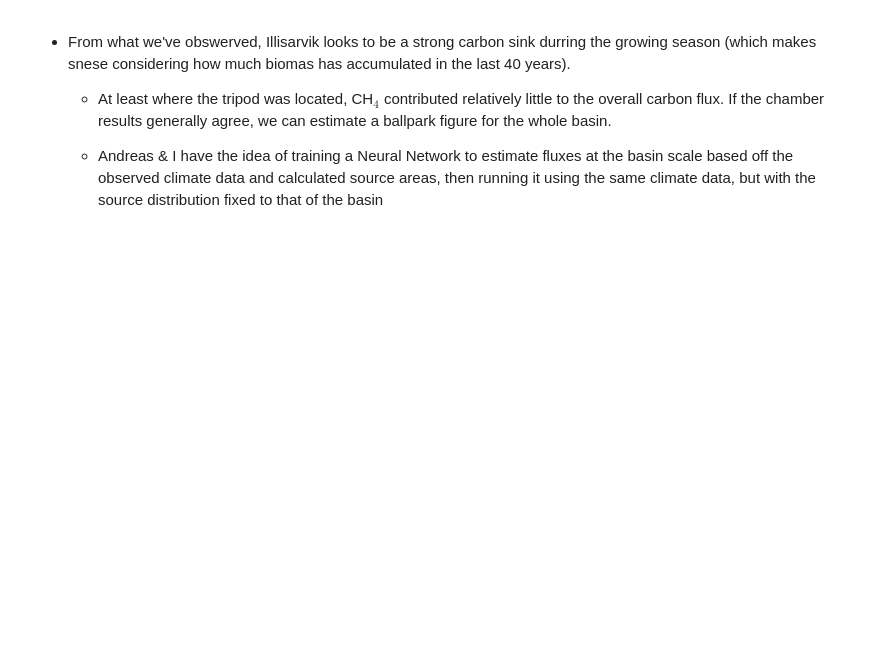
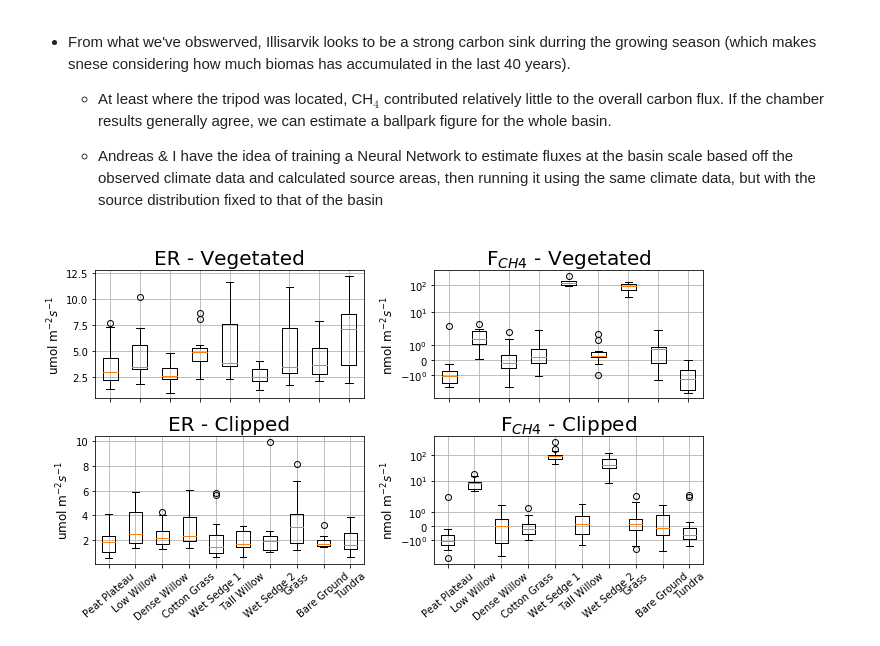
Before and after one commit to June-Skeeter/EddyCovarianceProcessing, a Jupyter notebook: Illisarvik_2016.ipynb, the cells around one changed output. Saved outputs shown, nothing was run; the diff lists cells and outputs as text; code cells hidden in the pictures; blank space fills up the shorter version.

```diff
--- a/Illisarvik_2016.ipynb
+++ b/Illisarvik_2016.ipynb
@@ -352,3 +399,78 @@ div.input {
 
 </style>
 """)
+# %%
+
+
+from matplotlib.ticker import NullFormatter
+
+
+
+CD=pd.read_csv('C:/Illisarvik/ChamberData.csv',header=0)
+CD['Site2'] = CD['Site']
+# print(ChamberData['Collar'].groupby())
+CD.set_index(['Site', 'Collar'], inplace=True)
+# CD.iloc[df.index.get_level_values('Collar') == 'veg']
+# print(CD)
+Veg = CD.xs('veg',level='Collar')
+unVeg = CD.xs('unveg',level='Collar')
+# print(Veg)
+# plt.figure(figsize=(10,10))
+# Veg.boxplot(column='CH4 Flux  (nmol/m2/s)',by='Site2')
+
+MasterNames={
+'T12' : 'Tundra',
+'B6' : 'Peat Plateau',
+'C3' : 'Low Willow',
+'E2' : 'Dense Willow',
+'E7' : 'Cotton Grass',
+'F3' : 'Wet Sedge 1',
+'F8' : 'Tall Willow',
+'H6' : 'Wet Sedge 2',
+'H7' : 'Grass',
+'J6' : 'Bare Ground'}
+
+Names={
+'T12' : 'Tundra',
+'B6' : 'Peat Plateau',
+'C3' : 'Low Willow',
+'E2' : 'Dense Willow',
+'E7' : 'Cotton Grass',
+'F3' : 'Wet Sedge 1',
+'F8' : 'Tall Willow',
+'H6' : 'Wet Sedge 2',
+'H7' : 'Grass',
+'J6' : 'Bare Ground'}
+
+def PlotFunc(ax,Data,flux,title,unit,Xl = True,logy=False):
+    BP = []
+    LB = []
+    for i,site in enumerate(Data.index.unique()):
+        BP.append(Data[flux][site])
+        LB.append(Names[site])
+    ax.boxplot(BP,labels=LB)
+    if Xl == False:
+        ax.xaxis.set_major_formatter(NullFormatter())
+#         ax.get_xaxis().set_visible(False)
+    else:
+        plt.sca(ax)
+        plt.xticks(rotation=40,fontsize=10)
+    if logy == True:
+        ax.set_yscale('symlog')
+    ax.grid()
+    ax.set_title(title,fontsize = 20)
+    ax.set_ylabel(unit,fontsize=12)
+
+fig,ax = plt.subplots(2,2,figsize=(9.5,5.5))
+
+PlotFunc(ax[0,0],Veg,'CO2 Flux (umol/m2/s)','ER - Vegetated','umol m$^{-2} s^{-1}$',Xl=False)
+PlotFunc(ax[0,1],Veg,'CH4 Flux  (nmol/m2/s)','F$_{CH4}$ - Vegetated','nmol m$^{-2} s^{-1}$',Xl=False,logy=True)
+PlotFunc(ax[1,0],unVeg,'CO2 Flux (umol/m2/s)','ER - Clipped','umol m$^{-2} s^{-1}$')
+PlotFunc(ax[1,1],unVeg,'CH4 Flux  (nmol/m2/s)','F$_{CH4}$ - Clipped','nmol m$^{-2} s^{-1}$',logy=True)
+
+plt.tight_layout()
+plt.savefig('C:/Users/wesle/CompsProj/ChamberData.png',dpi=500)
+
+plt.show()
+# %% [output]
+[figure, added]
```
Also changed, not shown: parts of 4 cells of this notebook, 4 other files.
